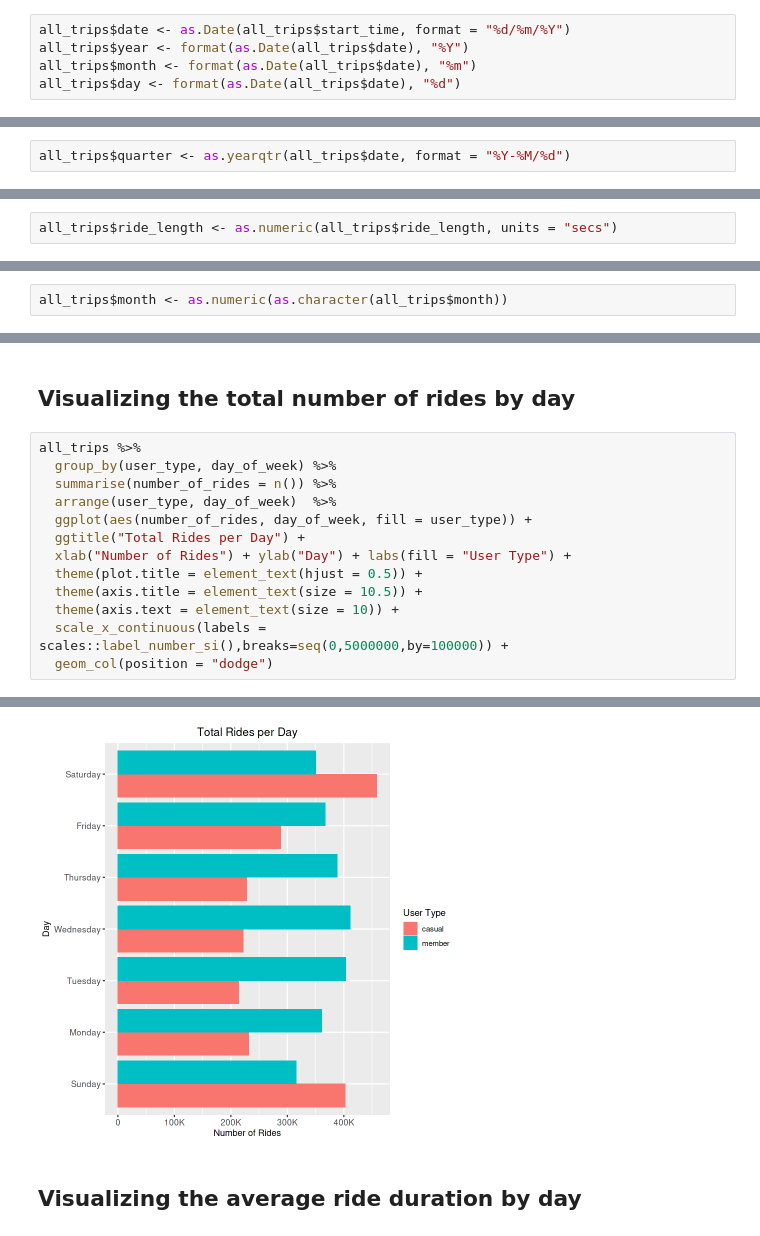
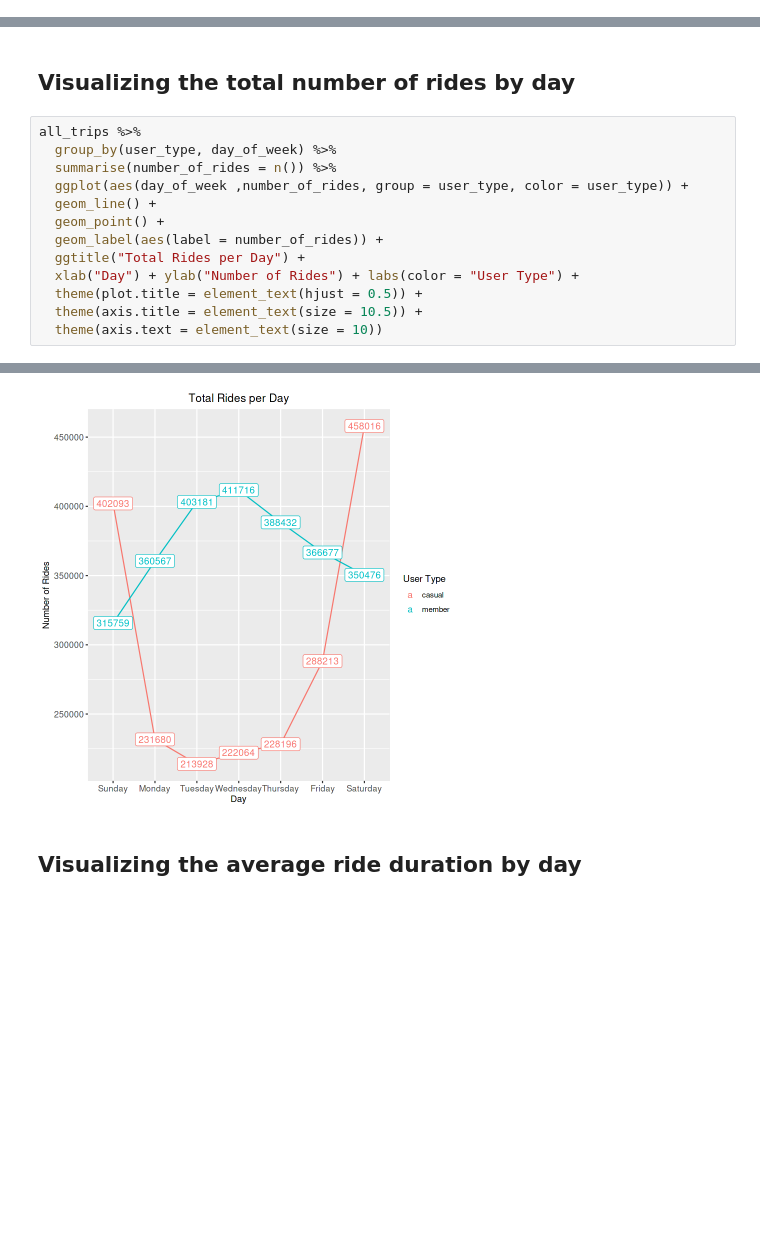
Before and after one commit to georgeselkassouf/Cyclistic-Bike-Share, a Jupyter notebook: gdac-case-study-cyclistic-bike-share.ipynb, the cells around one changed output, grey strips where cells are left out. Cells and saved outputs as stored; diff of their text form; blank space fills up the shorter version.

```diff
--- a/gdac-case-study-cyclistic-bike-share.ipynb
+++ b/gdac-case-study-cyclistic-bike-share.ipynb
@@ -315,5 +314,0 @@ unique(all_trips$user_type)
-# %%
-all_trips$date <- as.Date(all_trips$start_time, format = "%d/%m/%Y")
-all_trips$year <- format(as.Date(all_trips$date), "%Y")
-all_trips$month <- format(as.Date(all_trips$date), "%m")
-all_trips$day <- format(as.Date(all_trips$date), "%d")
@@ -322,2 +314,0 @@ all_trips$day <- format(as.Date(all_trips$date), "%d")
-# %%
-all_trips$quarter <- as.yearqtr(all_trips$date, format = "%Y-%M/%d")
@@ -326,5 +315,3 @@ all_trips$quarter <- as.yearqtr(all_trips$date, format = "%Y-%M/%d")
-# %%
-all_trips$ride_length <- as.numeric(all_trips$ride_length, units = "secs")
 # %% [markdown]
 ### Confirm that ride_length column is numeric
 # %%
@@ -531,5 +539,3 @@ quantile(all_trips$ride_length, probs = seq(0, 1, by = 0.1))
-# %%
-all_trips$month <- as.numeric(as.character(all_trips$month))
 # %% [markdown]
 # Step 5: Plots
 # %% [markdown]
@@ -538,15 +544,15 @@ all_trips$month <- as.numeric(as.character(all_trips$month))
 all_trips %>%
   group_by(user_type, day_of_week) %>%
   summarise(number_of_rides = n()) %>%
-  arrange(user_type, day_of_week)  %>%
-  ggplot(aes(number_of_rides, day_of_week, fill = user_type)) +
+  ggplot(aes(day_of_week ,number_of_rides, group = user_type, color = user_type)) +
+  geom_line() +
+  geom_point() +
+  geom_label(aes(label = number_of_rides)) +
   ggtitle("Total Rides per Day") +
-  xlab("Number of Rides") + ylab("Day") + labs(fill = "User Type") +
+  xlab("Day") + ylab("Number of Rides") + labs(color = "User Type") +
   theme(plot.title = element_text(hjust = 0.5)) +
   theme(axis.title = element_text(size = 10.5)) +
-  theme(axis.text = element_text(size = 10)) +
-  scale_x_continuous(labels = scales::label_number_si(),breaks=seq(0,5000000,by=100000)) +
-  geom_col(position = "dodge")
+  theme(axis.text = element_text(size = 10))
 # %% [output]
 `summarise()` has grouped output by 'user_type'. You can override using the
 `.groups` argument.
@@ -558,4 +559,4 @@ Call `lifecycle::last_lifecycle_warnings()` to see where this warning was genera
-[figure, old version]
+[figure, new version]
 # %% [markdown]
 ## Visualizing the average ride duration by day
 # %%
```
Also changed, not shown: parts of 24 cells of this notebook.
